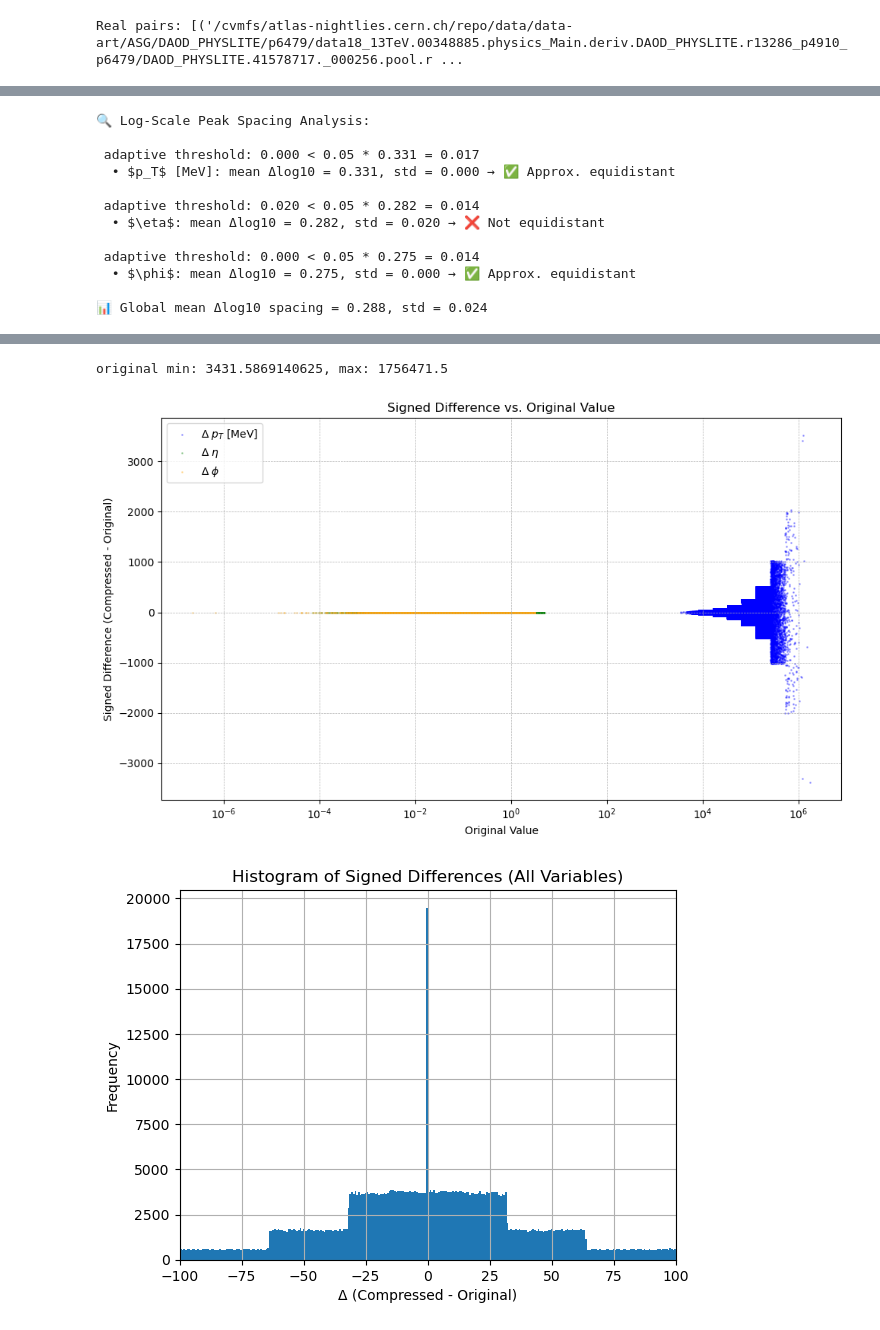
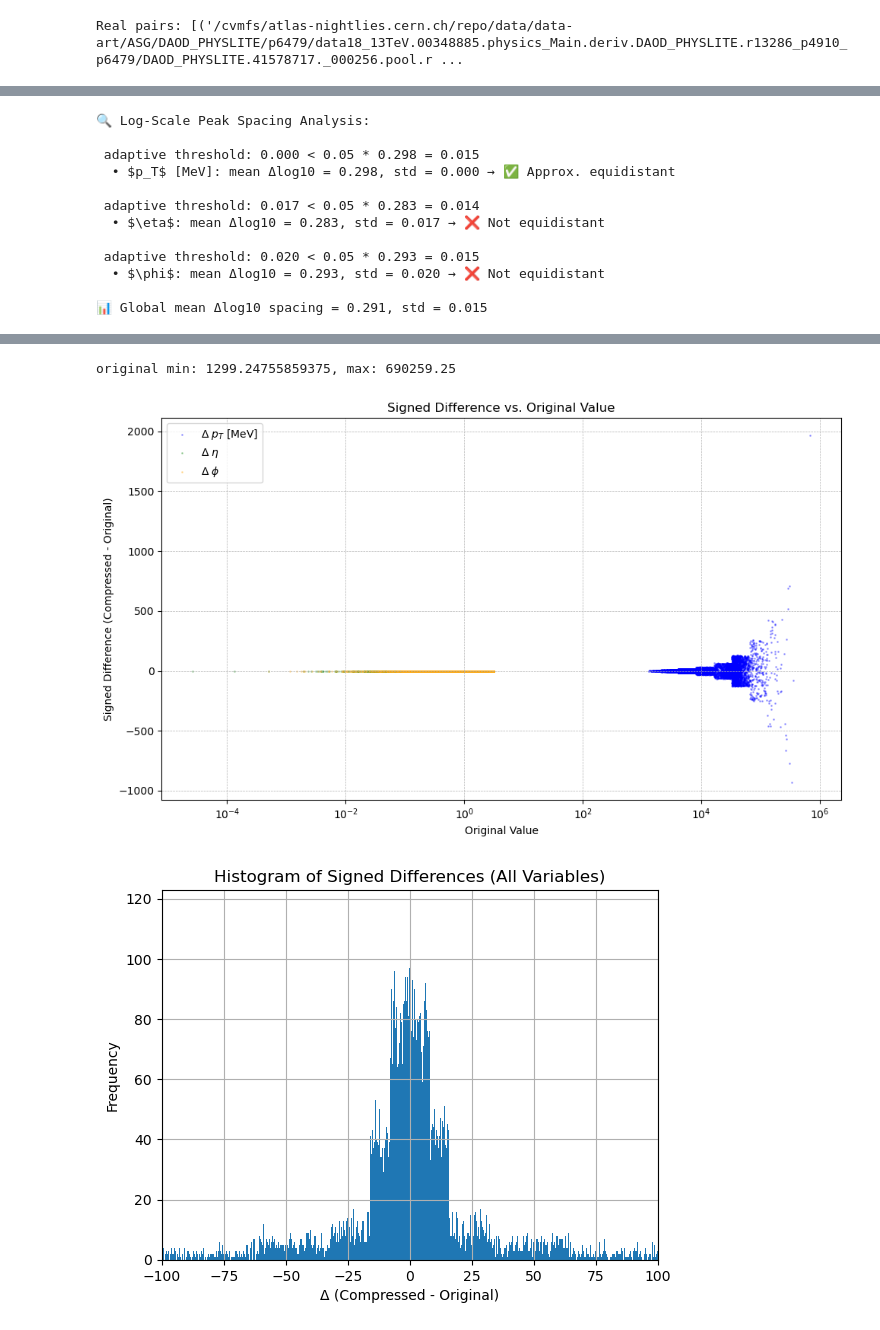
Before and after one commit to yolannel/ATLAS_decompression, a Jupyter notebook: notebooks/log_quantisation_peaks.ipynb, the cells around one changed output, grey strips where cells are left out. Saved outputs shown, nothing was run; the diff lists cells and outputs as text; code cells hidden in the pictures.

```diff
--- a/notebooks/log_quantisation_peaks.ipynb
+++ b/notebooks/log_quantisation_peaks.ipynb
@@ -77,9 +77,9 @@ print("Real pairs:", real_pairs)
 Real pairs: [('/cvmfs/atlas-nightlies.cern.ch/repo/data/data-art/ASG/DAOD_PHYSLITE/p6479/data18_13TeV.00348885.physics_Main.deriv.DAOD_PHYSLITE.r13286_p4910_p6479/DAOD_PHYSLITE.41578717._000256.pool.r ...
 # %%
 # --- Files ---
-index = 1
-tree_orig = uproot.open({sim_pairs[index][0]: "CollectionTree"})
-tree_comp = uproot.open({sim_pairs[index][1]: "CollectionTree"})
+index = 0
+tree_orig = uproot.open({real_pairs[index][0]: "CollectionTree"})
+tree_comp = uproot.open({real_pairs[index][1]: "CollectionTree"})
 
 # --- Variables to Plot ---
 variables = {
@@ -87,7 +87,7 @@ variables = {
     "eta": r"$\eta$",
     "phi": r"$\phi$"
 }
-branch_prefix = "AnalysisJetsAuxDyn"
+branch_prefix = "AnalysisElectronsAuxDyn"
 colors = {"pt": "blue", "eta": "green", "phi": "orange"}
 
 # --- Setup storage ---
@@ -134,7 +134,7 @@ for var, label in variables.items():
     bin_centers = (bin_edges[:-1] + bin_edges[1:]) / 2
 
     # Smooth histogram to reduce noise
-    smoothed = gaussian_filter1d(hist_vals, sigma=1.2)
+    smoothed = gaussian_filter1d(hist_vals, sigma=1)
 
     # Peak detection
     peaks, _ = find_peaks(smoothed, prominence=0.01 * np.max(smoothed), distance=3)
@@ -275,12 +279,12 @@ plt.show()
 🔍 Log-Scale Peak Spacing Analysis:
 
- adaptive threshold: 0.000 < 0.05 * 0.331 = 0.017
-  • $p_T$ [MeV]: mean Δlog10 = 0.331, std = 0.000 → ✅ Approx. equidistant
+ adaptive threshold: 0.000 < 0.05 * 0.298 = 0.015
+  • $p_T$ [MeV]: mean Δlog10 = 0.298, std = 0.000 → ✅ Approx. equidistant
 
- adaptive threshold: 0.020 < 0.05 * 0.282 = 0.014
-  • $\eta$: mean Δlog10 = 0.282, std = 0.020 → ❌ Not equidistant
+ adaptive threshold: 0.017 < 0.05 * 0.283 = 0.014
+  • $\eta$: mean Δlog10 = 0.283, std = 0.017 → ❌ Not equidistant
 
- adaptive threshold: 0.000 < 0.05 * 0.275 = 0.014
-  • $\phi$: mean Δlog10 = 0.275, std = 0.000 → ✅ Approx. equidistant
+ adaptive threshold: 0.020 < 0.05 * 0.293 = 0.015
+  • $\phi$: mean Δlog10 = 0.293, std = 0.020 → ❌ Not equidistant
 
-📊 Global mean Δlog10 spacing = 0.288, std = 0.024
+📊 Global mean Δlog10 spacing = 0.291, std = 0.015
@@ -288,6 +292,6 @@ plt.show()
-original min: 3431.5869140625, max: 1756471.5
+original min: 1299.24755859375, max: 690259.25
-[figure, old version]
+[figure, new version]
-[figure, old version]
+[figure, new version]
 # %%
 import numpy as np
 import matplotlib.pyplot as plt
```
Also changed, not shown: parts of 6 cells of this notebook, 2 other files.
